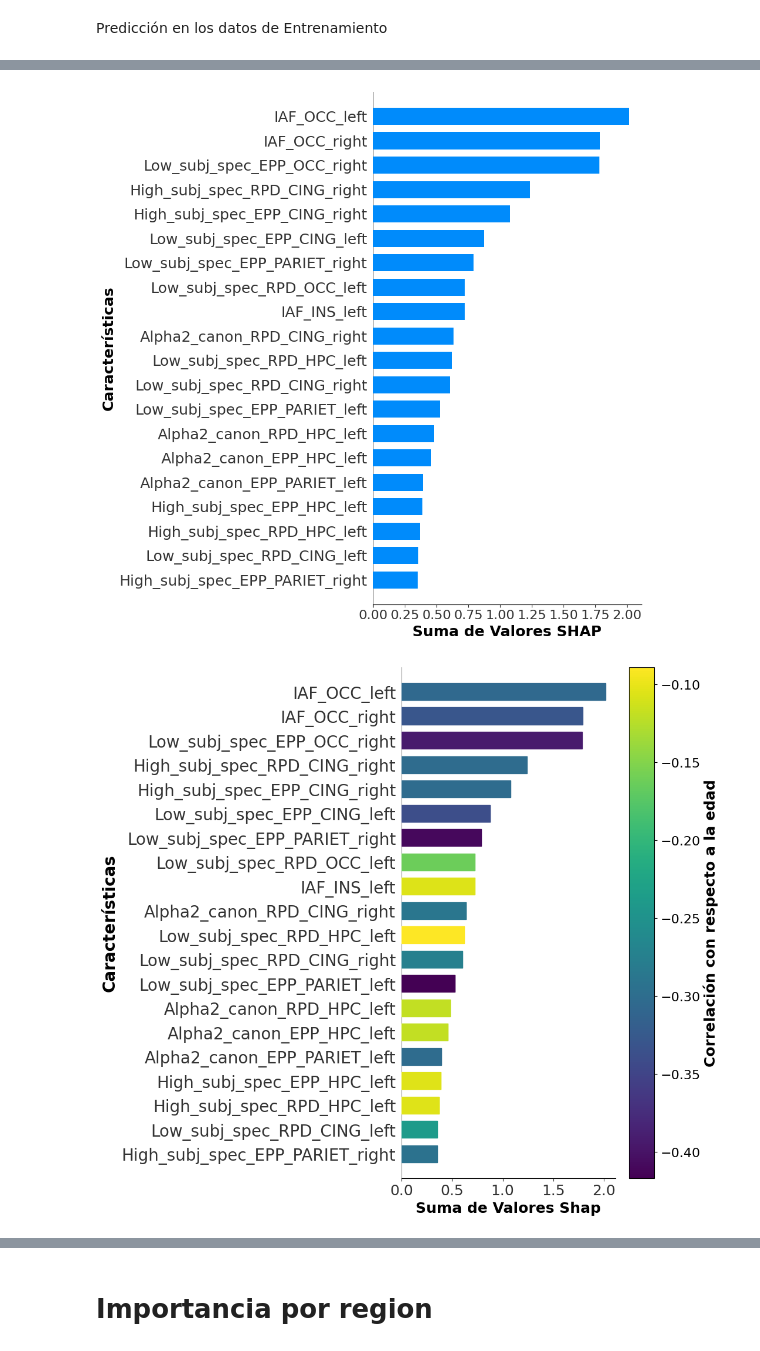
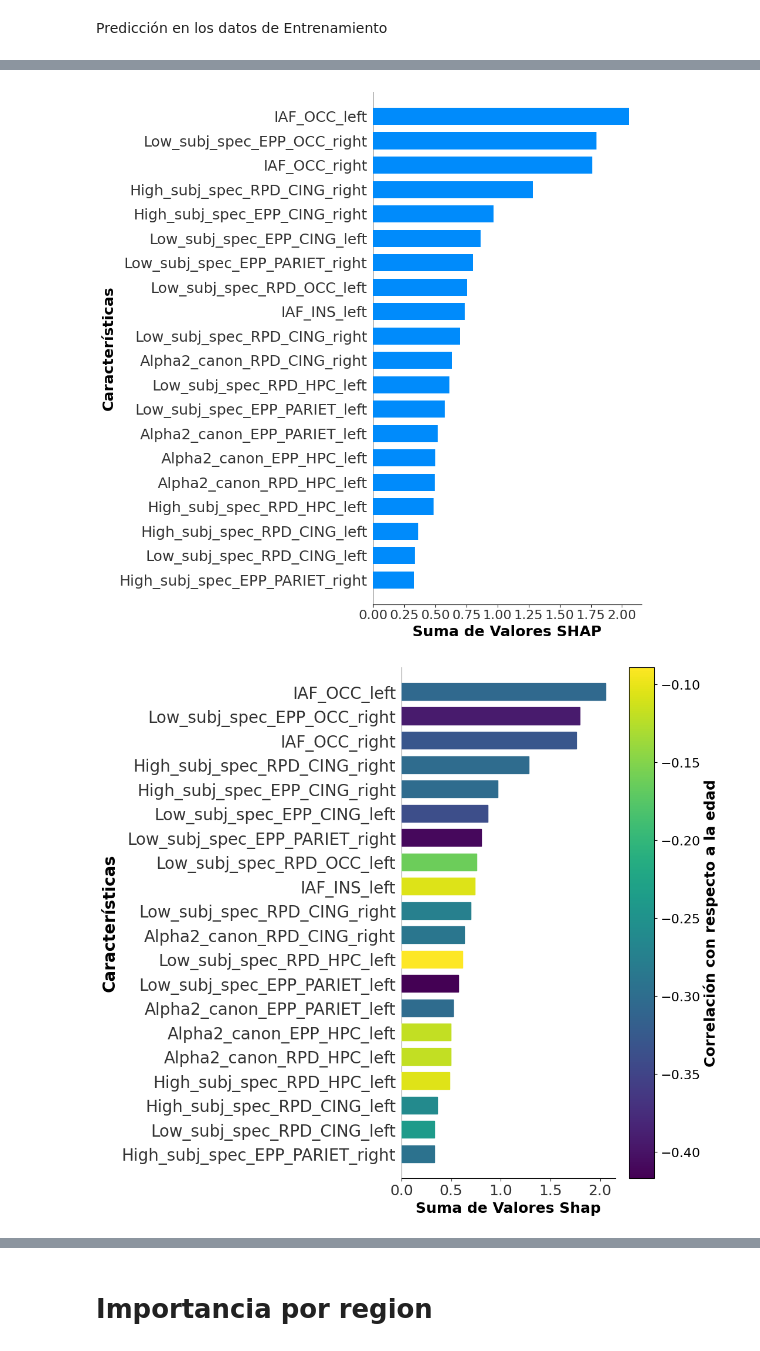
Before and after one commit to carrielfelipe/Brain_Age, a Jupyter notebook: CatBoost/CatBoost.ipynb, the cells around one changed output, grey strips where cells are left out. Cells and saved outputs as stored; diff of their text form; code cells hidden in the pictures.

```diff
--- a/CatBoost/CatBoost.ipynb
+++ b/CatBoost/CatBoost.ipynb
@@ -56,7 +56,7 @@ opt_cat, best_params_cat = cat_model.SearchBestModel( n_iter_=400, early_stop=Tr
 #with open('C:/Users/felip/Documents/memoria_2/Brain_Age_/CatBoost/Modelos/opt_CAT_model_400iter.pickle', 'wb') as file:
 #        pickle.dump(opt_cat, file)
 # %%
-with open('C:/Users/felipe/Documents/Brain/Opt_Model/opt_CAT_model_all_features.pickle', 'rb') as file:
+with open(f'{path}Opt_Model/opt_CAT_model_all_features.pickle', 'rb') as file:
     opt_cat = pickle.load(file)
 # %%
 resultados = opt_cat.cv_results_
@@ -78,5 +78,5 @@ Top 10: Iteración 384, Error -12.847054061973363
 # %%
-best_params_cat = cat_model.best_hyper(opt_cat)
+best_params_cat = cat_model.best_hyper(opt_cat, num_max=100)
 # %%
 best_params_cat
 # %% [output]
@@ -102,10 +102,10 @@ best_params_cat
 # %%
 results, best_model_results, best_model = cat_model.trainer(params_=best_params_cat[0])
 # %%
-#with open('C:/Users/felipe/Documents/Opt_Model/BestModel_CAT_all_features.pickle', 'wb') as file:
-#    pickle.dump(best_model, file)
-#with open('C:/Users/felipe/Documents/Opt_Model/results_CAT_model_all_features.pickle', 'wb') as file:
-#    pickle.dump(results, file)
+with open(f'{path}Opt_Model/BestModel_CAT_all_features.pickle', 'wb') as file:
+    pickle.dump(best_model, file)
+with open(f'{path}/Opt_Model/results_CAT_model_all_features.pickle', 'wb') as file:
+    pickle.dump(results, file)
 # %%
 with open(f'{path}Opt_Model/BestModel_CAT_all_features.pickle', 'rb') as file:
     model =  pickle.load(file)
@@ -291,3 +266,9 @@ TF_IFG_right: 12.896090781913564
+# %%
+with open(f'{path}Opt_Model/shap_values_cat.pickle', 'rb') as file:
+    shap_values = pickle.load(file)
+
+with open(f'{path}Opt_Model/shap_summary_sorted_cat.pickle', 'rb') as file:
+    shap_sumary_sorted = pickle.load(file)
 # %%
-cat_model.plot_feature_importance(shap_values=shap_values,X_test=cat_model.X_test,y_test=cat_model.y_test, save_fig=True)
+cat_model.plot_feature_importance(shap_values=shap_values,X_test=cat_model.X_test,y_test=cat_model.y_test)
 # %% [output]
@@ -295,3 +276,3 @@ cat_model.plot_feature_importance(shap_values=shap_values,X_test=cat_model.X_tes
-[figure, old version]
+[figure, new version]
-[figure, old version]
+[figure, new version]
 # %%
```
Also changed, not shown: parts of 16 cells of this notebook, 18 other files.
